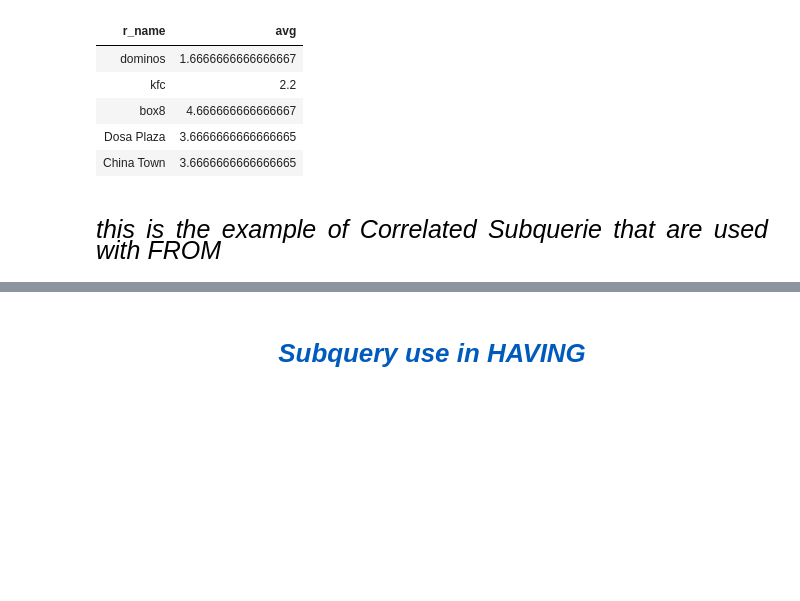
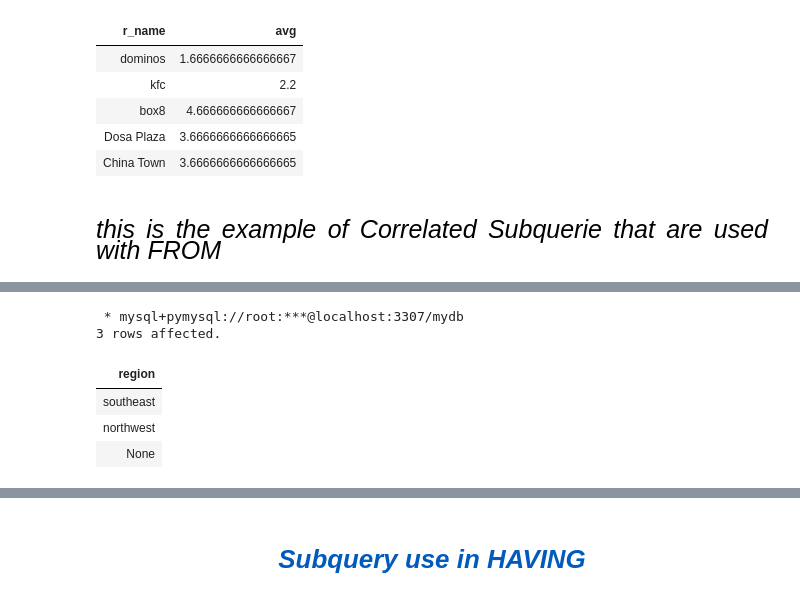
Before and after one commit to Mubeen-Ahmad/python_11, a Jupyter notebook: sql/Subqueries.ipynb, the cells around one changed output, grey strips where cells are left out. Cells and saved outputs as stored; diff of their text form; code cells hidden in the pictures; blank space fills up the shorter version.

```diff
--- a/sql/Subqueries.ipynb
+++ b/sql/Subqueries.ipynb
@@ -941,0 +961,11 @@ ON t1.r_id = t2.r_id
+# %%
+%%sql
+SELECT DISTINCT region FROM health_ins
+LIMIT 3
+# %% [output]
+ * mysql+pymysql://root:***@localhost:3307/mydb
+3 rows affected.
+| region |
+| southeast |
+| northwest |
+| None |
```
Also changed, not shown: parts of 7 cells of this notebook, 4 other files.
